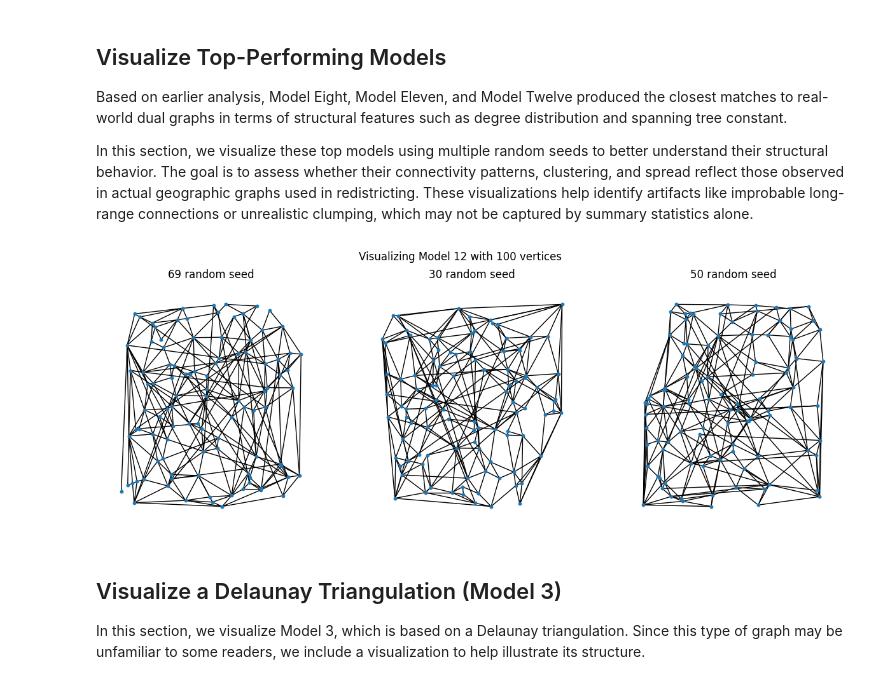
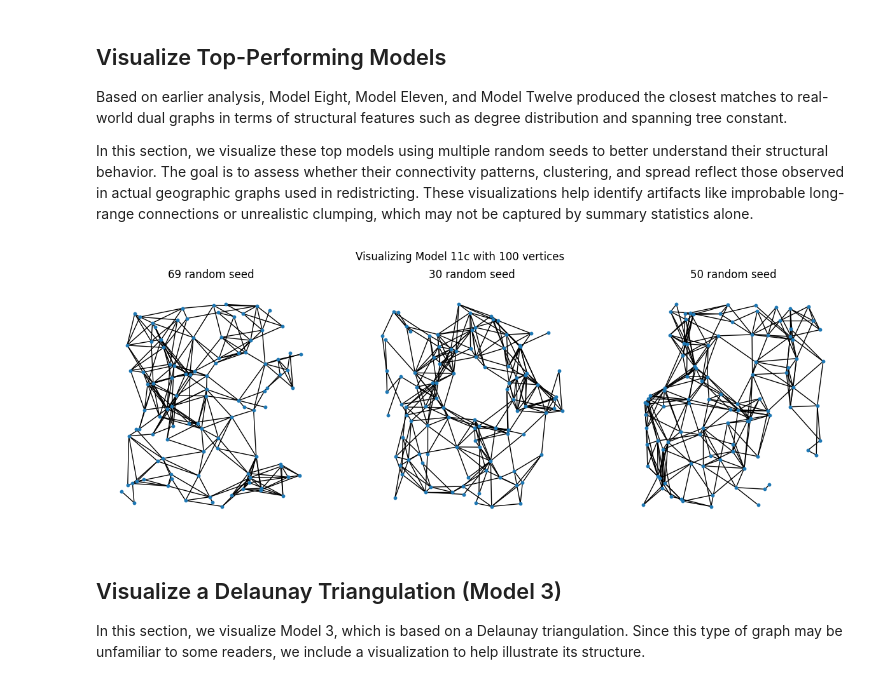
Before and after one commit to afr13dman/senior-thesis, a Jupyter notebook: visualize_models.ipynb, the cells around one changed output. Saved outputs shown, nothing was run; the diff lists cells and outputs as text; code cells hidden in the pictures.

Commit message:
update best model 11 version

```diff
--- a/visualize_models.ipynb
+++ b/visualize_models.ipynb
@@ -130,35 +130,35 @@ Based on earlier analysis, Model Eight, Model Eleven, and Model Twelve produced
 
 In this section, we visualize these top models using multiple random seeds to better understand their structural behavior. The goal is to assess whether their connectivity patterns, clustering, and spread reflect those observed in actual geographic graphs used in redistricting. These visualizations help identify artifacts like improbable long-range connections or unrealistic clumping, which may not be captured by summary statistics alone.
 # %%
-model = "12"
+model = "11c"
 n = 100
 rs = [69, 30, 50]
 
 fig, ax = plt.subplots(1, len(rs), figsize=(15, 5))
 
 if model == "8":
     for i in range(len(rs)):
         G = models.model_eight(n, rs[i])
         node_locations = {v: (float(G.nodes()[v]['x_axis']), float(G.nodes()[v]['y_axis'])) for v in G.nodes()}
         nx.draw(G, node_size = 10, pos = node_locations, ax=ax[i])
         ax[i].set_title(f'{rs[i]} random seed')
-elif model == "11b":
+elif model == "11c":
     for i in range(len(rs)):
-        G = models.model_two_rand_removal(n, rs[i], scaling_factor=9, remove_prob=0.4)
+        G = models.model_two_rand_removal(n, rs[i], scaling_factor=14, remove_prob=0.6)
         node_locations = {v: (float(G.nodes()[v]['x_axis']), float(G.nodes()[v]['y_axis'])) for v in G.nodes()}
         nx.draw(G, node_size = 10, pos = node_locations, ax=ax[i])
         ax[i].set_title(f'{rs[i]} random seed')
 elif model == "12":
     for i in range(len(rs)):
         G = models.model_eight_order_switched(n, rs[i])
         node_locations = {v: (float(G.nodes()[v]['x_axis']), float(G.nodes()[v]['y_axis'])) for v in G.nodes()}
         nx.draw(G, node_size = 10, pos = node_locations, ax=ax[i])
         ax[i].set_title(f'{rs[i]} random seed')
 
 fig.suptitle(f"Visualizing Model {model} with {n} vertices")
 plt.savefig(f'imgs/visualize_model{model}.png')
 # %% [output]
-[figure, old version]
+[figure, new version]
 # %% [markdown]
 ## Visualize a Delaunay Triangulation (Model 3)
 
```
Also changed, not shown: 3 other files.
